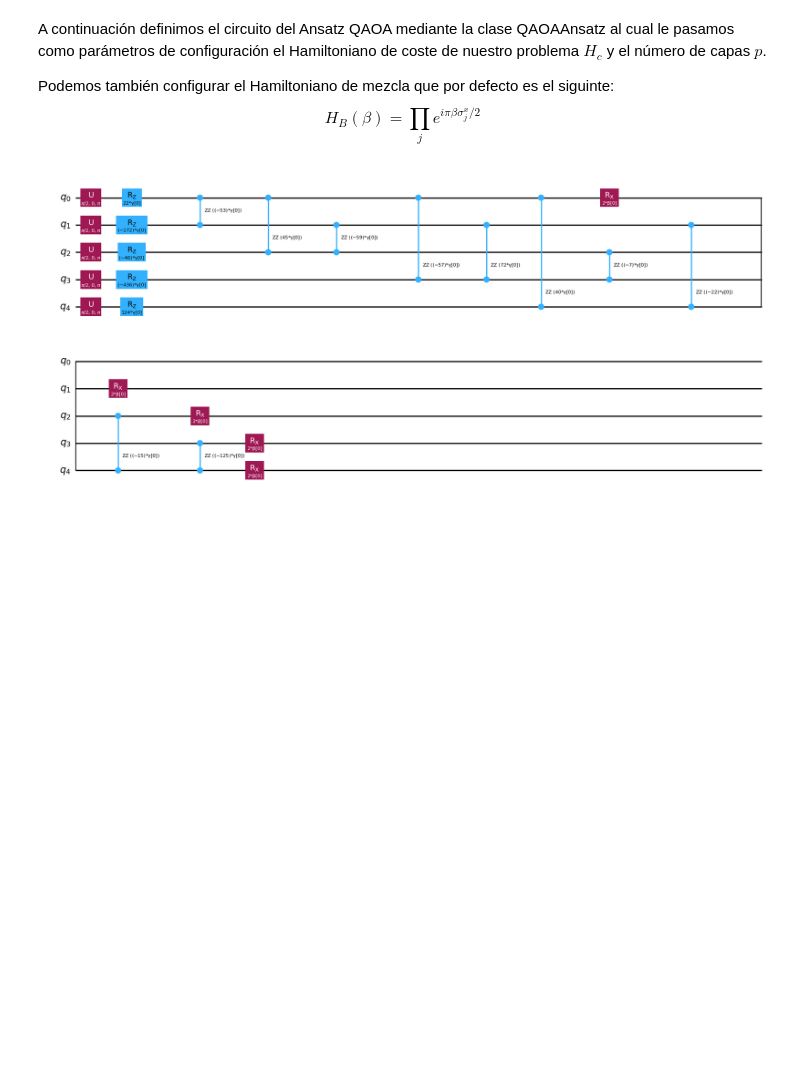
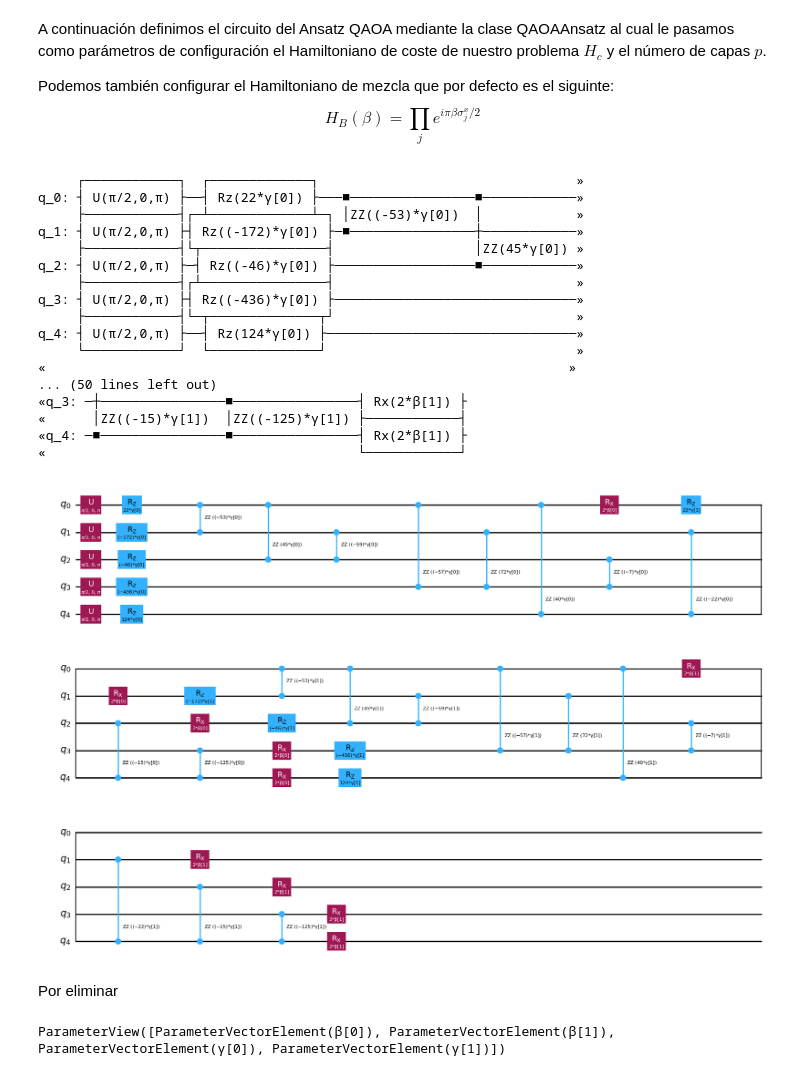
Before and after one commit to zhengzhu14/TFG_GII, a Jupyter notebook: implementacion/schnorr_quantum.ipynb, the cells around one changed output. Drawn from its saved outputs; the diff is of its cells as text; code cells hidden in the pictures; blank space fills up the shorter version.

```diff
--- a/implementacion/schnorr_quantum.ipynb
+++ b/implementacion/schnorr_quantum.ipynb
@@ -492,11 +496,33 @@ A continuación definimos el circuito del Ansatz QAOA mediante la clase QAOAAnsa
 Podemos también configurar el Hamiltoniano de mezcla que por defecto es el siguinte:
 $$H_B(\beta) = \prod_{j} e^{i \pi \beta \sigma_j^x/2}$$
 # %%
-circuito = QAOAAnsatz(cost_operator = op, reps = 1)
+circuito = QAOAAnsatz(cost_operator = op, reps = 2)
+
+
+print(circuito.decompose(reps = 2))
 
 circuito.decompose(reps = 2).draw('mpl') #Muestro el circuito
 # %% [output]
+     ┌────────────┐  ┌─────────────┐                                 »
+q_0: ┤ U(π/2,0,π) ├──┤ Rz(22*γ[0]) ├───■────────────────■────────────»
+     ├────────────┤┌─┴─────────────┴─┐ │ZZ((-53)*γ[0])  │            »
+q_1: ┤ U(π/2,0,π) ├┤ Rz((-172)*γ[0]) ├─■────────────────┼────────────»
+     ├────────────┤└┬────────────────┤                  │ZZ(45*γ[0]) »
+q_2: ┤ U(π/2,0,π) ├─┤ Rz((-46)*γ[0]) ├──────────────────■────────────»
+     ├────────────┤┌┴────────────────┤                               »
+q_3: ┤ U(π/2,0,π) ├┤ Rz((-436)*γ[0]) ├───────────────────────────────»
+     ├────────────┤└─┬──────────────┬┘                               »
+q_4: ┤ U(π/2,0,π) ├──┤ Rz(124*γ[0]) ├────────────────────────────────»
+     └────────────┘  └──────────────┘                                »
+«                                                                   »
+... (50 lines left out)
+«q_3: ─┼────────────────■────────────────┤ Rx(2*β[1]) ├
+«      │ZZ((-15)*γ[1])  │ZZ((-125)*γ[1]) ├────────────┤
+«q_4: ─■────────────────■────────────────┤ Rx(2*β[1]) ├
+«                                        └────────────┘
-[figure, old version]
+[figure, new version]
+# %% [markdown]
+Por eliminar
 # %%
 def gen_mixer_layer_Rx(qubits, i):
     """
@@ -512,3 +543,7 @@ def gen_mixer_layer_Rx(qubits, i):
 
 
     return qc
+# %%
+circuito.parameters
+# %% [output]
+ParameterView([ParameterVectorElement(β[0]), ParameterVectorElement(β[1]), ParameterVectorElement(γ[0]), ParameterVectorElement(γ[1])])
```
Also changed, not shown: parts of 7 cells of this notebook.
